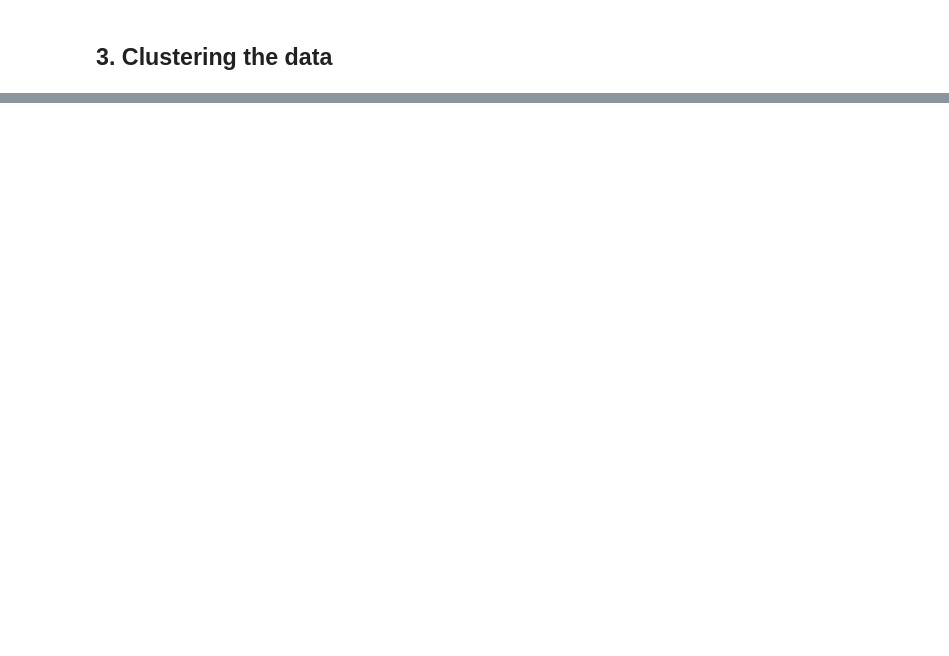
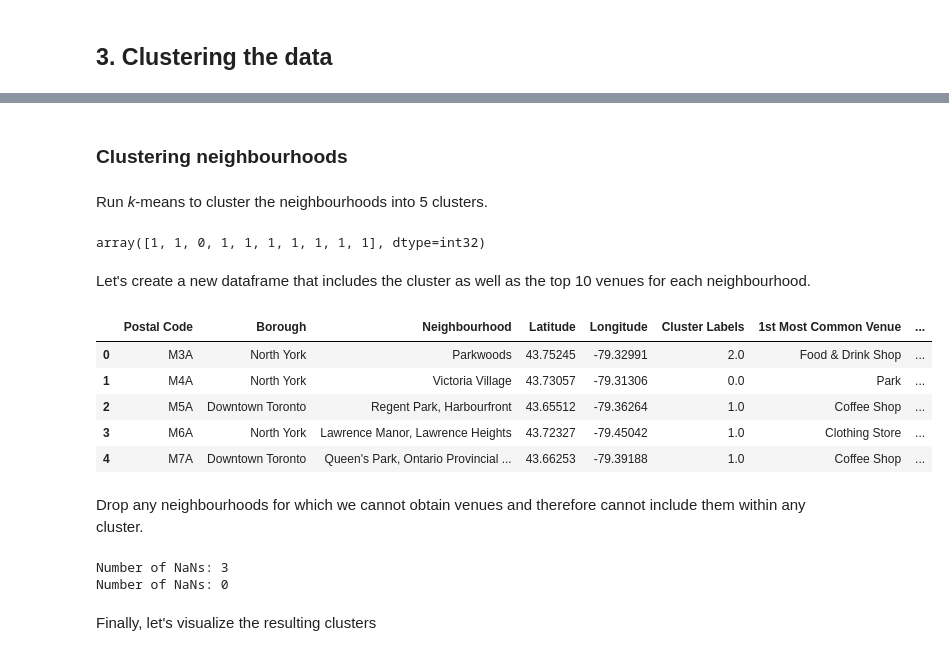
Before and after one commit to ejmacias/store_locations, a Jupyter notebook: Toronto_neighborhoods.ipynb, the cells around one changed output, grey strips where cells are left out. Saved outputs shown, nothing was run; the diff lists cells and outputs as text; code cells hidden in the pictures; blank space fills up the shorter version.

```diff
--- a/Toronto_neighborhoods.ipynb
+++ b/Toronto_neighborhoods.ipynb
@@ -157,0 +380,21 @@ New shape: (39, 5)
+# %%
+num_top_venues = 10
+
+indicators = ['st', 'nd', 'rd']
+
+# create columns according to number of top venues
+columns = ['Neighbourhood']
+for ind in np.arange(num_top_venues):
+    try:
+        columns.append('{}{} Most Common Venue'.format(ind+1, indicators[ind]))
+    except:
+        columns.append('{}th Most Common Venue'.format(ind+1))
+
+# create a new dataframe
+neighbourhoods_venues_sorted = pd.DataFrame(columns=columns)
+neighbourhoods_venues_sorted['Neighbourhood'] = toronto_grouped['Neighbourhood']
+
+for ind in np.arange(toronto_grouped.shape[0]):
+    neighbourhoods_venues_sorted.iloc[ind, 1:] = return_most_common_venues(toronto_grouped.iloc[ind, :], num_top_venues)
+
+neighbourhoods_venues_sorted.head()
@@ -157,0 +408,47 @@ New shape: (39, 5)
+# %% [markdown]
+### Clustering neighbourhoods
+# %% [markdown]
+Run _k_-means to cluster the neighbourhoods into 5 clusters.
+# %%
+# set number of clusters
+kclusters = 5
+
+toronto_grouped_clustering = toronto_grouped.drop('Neighbourhood', 1)
+
+# run k-means clustering
+kmeans = KMeans(n_clusters=kclusters, random_state=0).fit(toronto_grouped_clustering)
+
+# check cluster labels generated for each row in the dataframe
+kmeans.labels_[0:10]
+# %% [output]
+array([1, 1, 0, 1, 1, 1, 1, 1, 1, 1], dtype=int32)
+# %% [markdown]
+Let's create a new dataframe that includes the cluster as well as the top 10 venues for each neighbourhood.
+# %%
+# add clustering labels
+neighbourhoods_venues_sorted.insert(0, 'Cluster Labels', kmeans.labels_)
+
+toronto_merged = df_toronto
+
+# merge toronto_grouped with df_toronto to add latitude/longitude for each neighbourhood
+toronto_merged = toronto_merged.join(neighbourhoods_venues_sorted.set_index('Neighbourhood'), on='Neighbourhood')
+
+toronto_merged.head() # check the last columns!
+# %% [output]
+|  | Postal Code | Borough | Neighbourhood | Latitude | Longitude | Cluster Labels | 1st Most Common Venue | ... |
+| 0 | M3A | North York | Parkwoods | 43.75245 | -79.32991 | 2.0 | Food & Drink Shop | ... |
+| 1 | M4A | North York | Victoria Village | 43.73057 | -79.31306 | 0.0 | Park | ... |
+| 2 | M5A | Downtown Toronto | Regent Park, Harbourfront | 43.65512 | -79.36264 | 1.0 | Coffee Shop | ... |
+| 3 | M6A | North York | Lawrence Manor, Lawrence Heights | 43.72327 | -79.45042 | 1.0 | Clothing Store | ... |
+| 4 | M7A | Downtown Toronto | Queen's Park, Ontario Provincial ... | 43.66253 | -79.39188 | 1.0 | Coffee Shop | ... |
+# %% [markdown]
+Drop any neighbourhoods for which we cannot obtain venues and therefore cannot include them within any cluster.
+# %%
+print(f'Number of NaNs: {toronto_merged["Cluster Labels"].isnull().sum()}')
+toronto_merged.dropna(subset=['Cluster Labels'], inplace=True)
+print(f'Number of NaNs: {toronto_merged["Cluster Labels"].isnull().sum()}')
+# %% [output]
+Number of NaNs: 3
+Number of NaNs: 0
+# %% [markdown]
+Finally, let's visualize the resulting clusters
```
Also changed, not shown: parts of 42 cells of this notebook.
